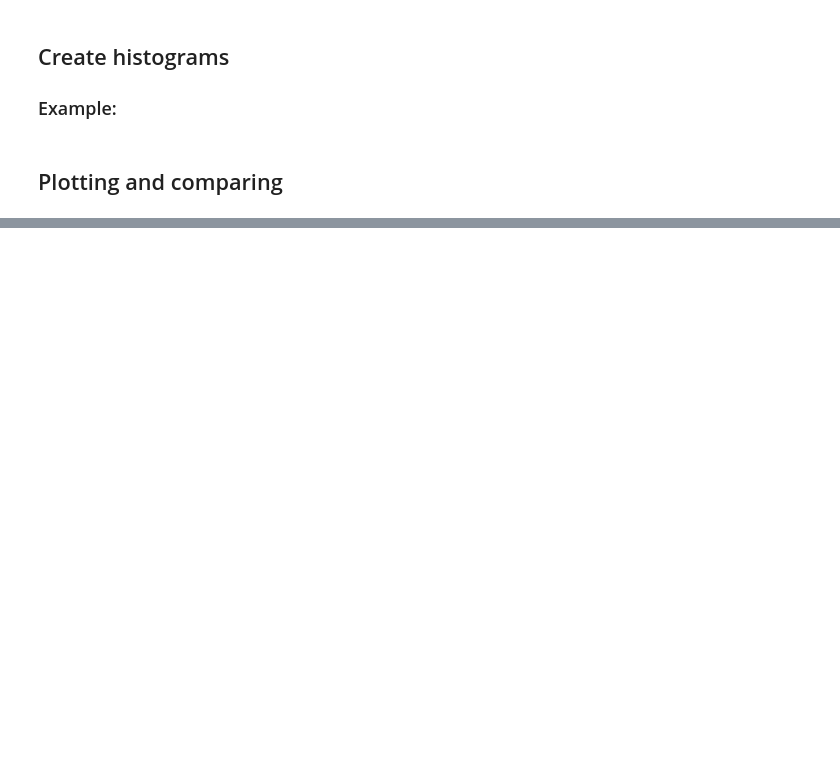
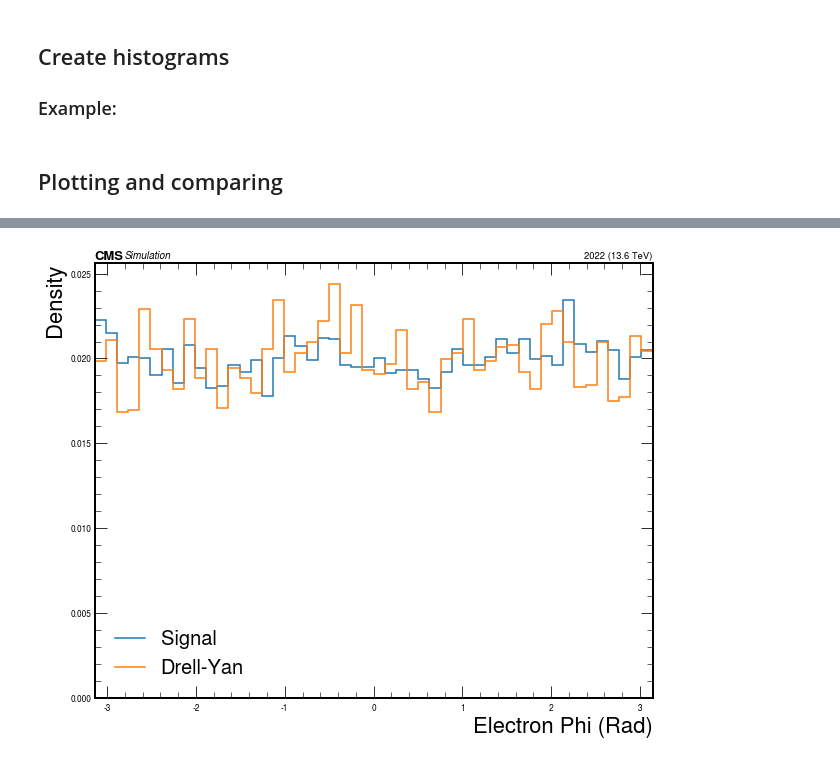
Before and after one commit to CeliaFernandez/Run3-DisplacedElectronAnalysis, a Jupyter notebook: notebooks/0_analysis.ipynb, the cells around one changed output, grey strips where cells are left out. Saved outputs shown, nothing was run; the diff lists cells and outputs as text; code cells hidden in the pictures; blank space fills up the shorter version.

```diff
--- a/notebooks/0_analysis.ipynb
+++ b/notebooks/0_analysis.ipynb
@@ -211,2 +317,22 @@ plotHistograms(name = "lowPtElectron_pt_min15", # Name of the output png file
 # %%
 ### You can plot your histograms here!
+# %%
+phi_axis = np.linspace(-np.pi, np.pi, 51)
+
+hsig_lowPtElectron_phi = getHistogram(dataframe = signal_rdf,
+                                     variable = "lowPtElectron_phi",
+                                     axis = phi_axis,
+                                     xlabel = "Electron Phi (Rad)")
+
+hbr_lowPTElectrion_phi = getHistogram(dataframe = dy_rdf,variable = "lowPtElectron_phi", axis = phi_axis,xlabel = "Electrion Phi (Rad)")
+
+plotHistograms(name = "lowPtElectron_phi",
+               histos = [hsig_lowPtElectron_phi, hbr_lowPTElectrion_phi],
+               bins = phi_axis,
+               labels = ["Signal", "Drell-Yan"],
+               isstack = False,
+               isnorm = True,
+               ylog=False,
+               xlog=False)
+# %% [output]
+[figure, added]
```
Also changed, not shown: parts of 13 cells of this notebook, 1 other file.
